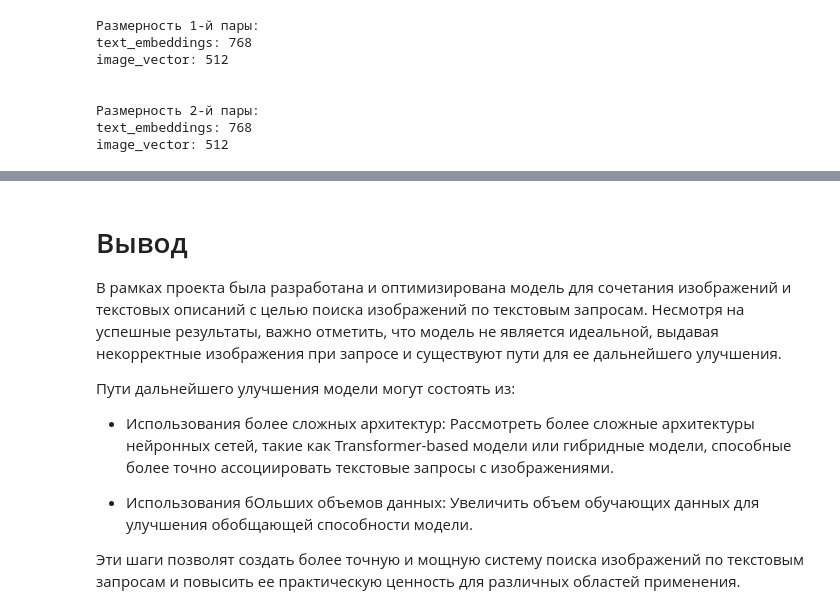
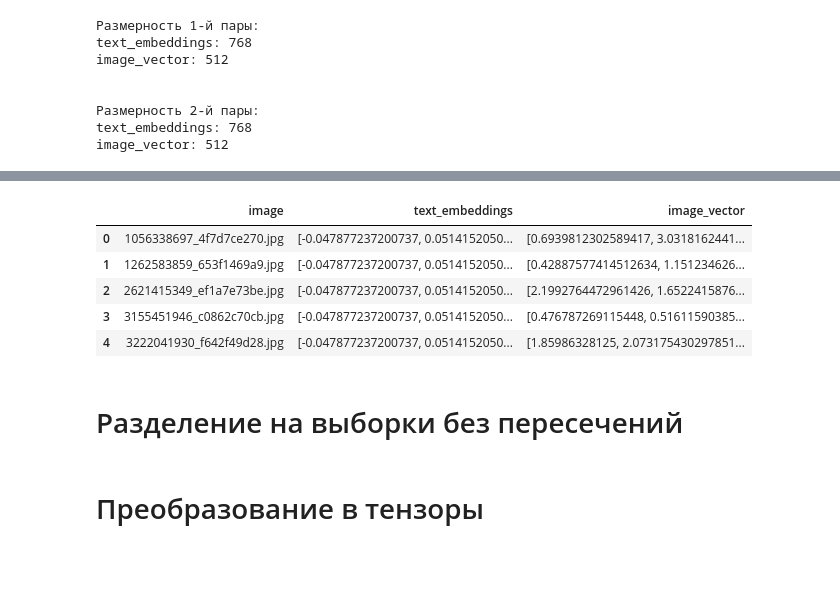
Before and after one commit to SmesharikGPT/Photo_description, a Jupyter notebook: With_Sense_photo_description.ipynb, the cells around one changed output, grey strips where cells are left out. Saved outputs shown, nothing was run; the diff lists cells and outputs as text; code cells hidden in the pictures; blank space fills up the shorter version.

```diff
--- a/With_Sense_photo_description.ipynb
+++ b/With_Sense_photo_description.ipynb
@@ -74,6 +134,7 @@ from torch.autograd import Variable
 import torch.optim as optim
 from torch.utils.data import Dataset
 from torch.utils.data import DataLoader
+from torch.utils.data import TensorDataset
 from skorch.callbacks import EpochScoring, EarlyStopping
 from skorch.dataset import ValidSplit
 from skorch import NeuralNetRegressor
@@ -85,6 +146,11 @@ from sklearn.model_selection import GroupShuffleSplit
 from sklearn.model_selection import cross_val_score
 from sklearn.dummy import DummyRegressor
 from sklearn.linear_model import LinearRegression
+from scipy.optimize import minimize
+from scipy.spatial.distance import cosine
+import torch.nn.functional as F
+from numpy import dot
+from numpy.linalg import norm
 # Optuna для перебора
 import optuna
 
@@ -93,7 +159,10 @@ RANDOM_SEED = 42
 LETTERS = r'[^a-zA-Z\s]'
 SPACES = r'([ ])\1+'
 
-BASE_PATH = r"C:\Users\1\Desktop/test_case" # корневая директория
+#from google.colab import drive
+#drive.mount('/content/drive')
+
+BASE_PATH = r'C:\Users\1\Desktop\test_case\data/' # корневая директория
 TRAIN_IMAGES = os.path.join(BASE_PATH, 'train_images') # путь к фотографиям для обучения
 TEST_IMAGES = os.path.join(BASE_PATH, 'test_images') # путь к фотографиям для тестирования
 
@@ -318,7 +387,7 @@ plt.show()
 > В дальнейшей работе, будем использовать именно оценку экспертов.
 # %%
 # фотографии с изображением детей
-csv_url = r"C:\Users\1\Desktop/test_case/child.csv"
+csv_url = 'https://raw.githubusercontent.com/SmesharikGPT/Photo_description/main/data/child.csv'
 child = pd.read_csv(csv_url)
 display(child.head(2))
 # %% [output]
@@ -640,4 +698,0 @@ __Объединим вектора признаков__
-# %%
-train['concatenated_vector'] = train.apply(lambda row: np.concatenate([row['text_embeddings'],
-                                                                             row['image_vector']], axis=None), axis=1)
-print(f'Размерность объединенного вертора: {len(train.iloc[0][5])}')
@@ -1380,11 +698,0 @@ display_image_with_caption('One person snowboarding while others look on ')
-# %% [markdown]
-# Вывод
-В рамках проекта была разработана и оптимизирована модель для сочетания изображений и текстовых описаний с целью поиска изображений по текстовым запросам. Несмотря на успешные результаты, важно отметить, что модель не является идеальной, выдавая некорректные изображения при запросе и существуют пути для ее дальнейшего улучшения.
-
-Пути дальнейшего улучшения модели могут состоять из:
-
-- Использования более сложных архитектур: Рассмотреть более сложные архитектуры нейронных сетей, такие как Transformer-based модели или гибридные модели, способные более точно ассоциировать текстовые запросы с изображениями.
-
-- Использования бОльших объемов данных: Увеличить объем обучающих данных для улучшения обобщающей способности модели.
-
-Эти шаги позволят создать более точную и мощную систему поиска изображений по текстовым запросам и повысить ее практическую ценность для различных областей применения.
@@ -1390,0 +701,11 @@ display_image_with_caption('One person snowboarding while others look on ')
+# %%
+train.head()
+# %% [output]
+|  | image | text_embeddings | image_vector |
+| 0 | 1056338697_4f7d7ce270.jpg | [-0.047877237200737, 0.0514152050... | [0.6939812302589417, 3.0318162441... |
+| 1 | 1262583859_653f1469a9.jpg | [-0.047877237200737, 0.0514152050... | [0.42887577414512634, 1.151234626... |
+| 2 | 2621415349_ef1a7e73be.jpg | [-0.047877237200737, 0.0514152050... | [2.1992764472961426, 1.6522415876... |
+| 3 | 3155451946_c0862c70cb.jpg | [-0.047877237200737, 0.0514152050... | [0.476787269115448, 0.51611590385... |
+| 4 | 3222041930_f642f49d28.jpg | [-0.047877237200737, 0.0514152050... | [1.85986328125, 2.073175430297851... |
+# %% [markdown]
+# Разделение на выборки без пересечений
@@ -1390,0 +723,2 @@ display_image_with_caption('One person snowboarding while others look on ')
+# %% [markdown]
+# Преобразование в тензоры
```
Also changed, not shown: parts of 97 cells of this notebook, 1 other file.
